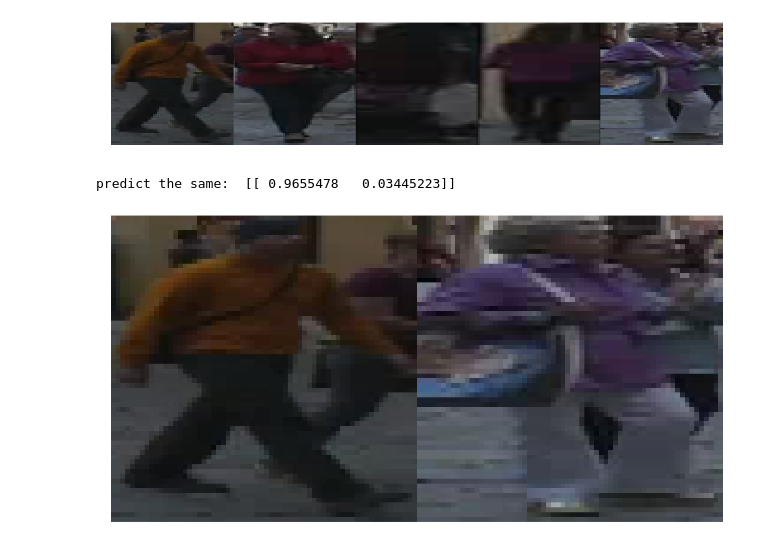
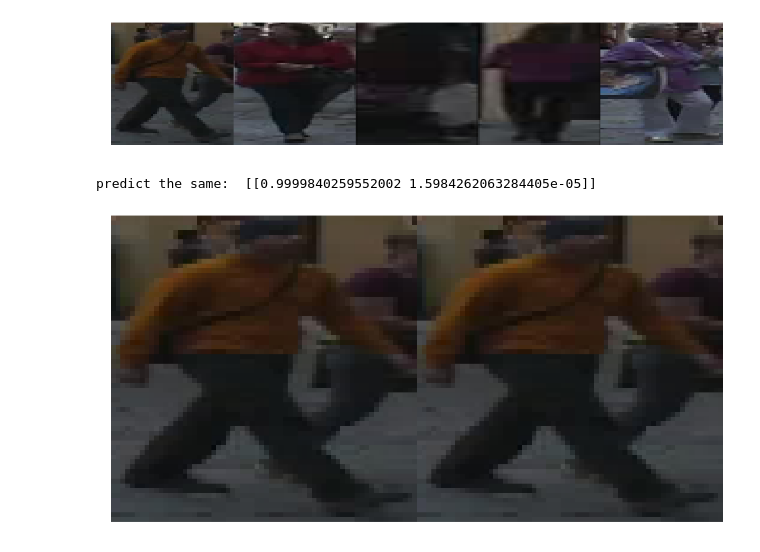
Before and after one commit to jutanke/cabbage, a Jupyter notebook: prototyping/ReId_MOT16.ipynb, the cells around one changed output. Drawn from its saved outputs; the diff is of its cells as text; code cells hidden in the pictures.

```diff
--- a/prototyping/ReId_MOT16.ipynb
+++ b/prototyping/ReId_MOT16.ipynb
@@ -68,11 +69,11 @@ utils.plot(Ims, cols=5)
 dict_keys(['2', '3', '10', '14', '19'])
 [figure]
 # %%
-a,b = lookup['2'][0], lookup['19'][0]
+a,b = lookup['2'][0], lookup['2'][0]
 
-print('predict the same: ', stacknet.predict(a, b))
+print('predict the same: ', stacknet.predict(a, b).astype('object'))
 
 utils.plot([a,b], cols=2)
 # %% [output]
-predict the same:  [[ 0.9655478   0.03445223]]
+predict the same:  [[0.9999840259552002 1.5984262063284405e-05]]
-[figure, old version]
+[figure, new version]
```
Also changed, not shown: parts of 1 cell of this notebook, 3 other files.
